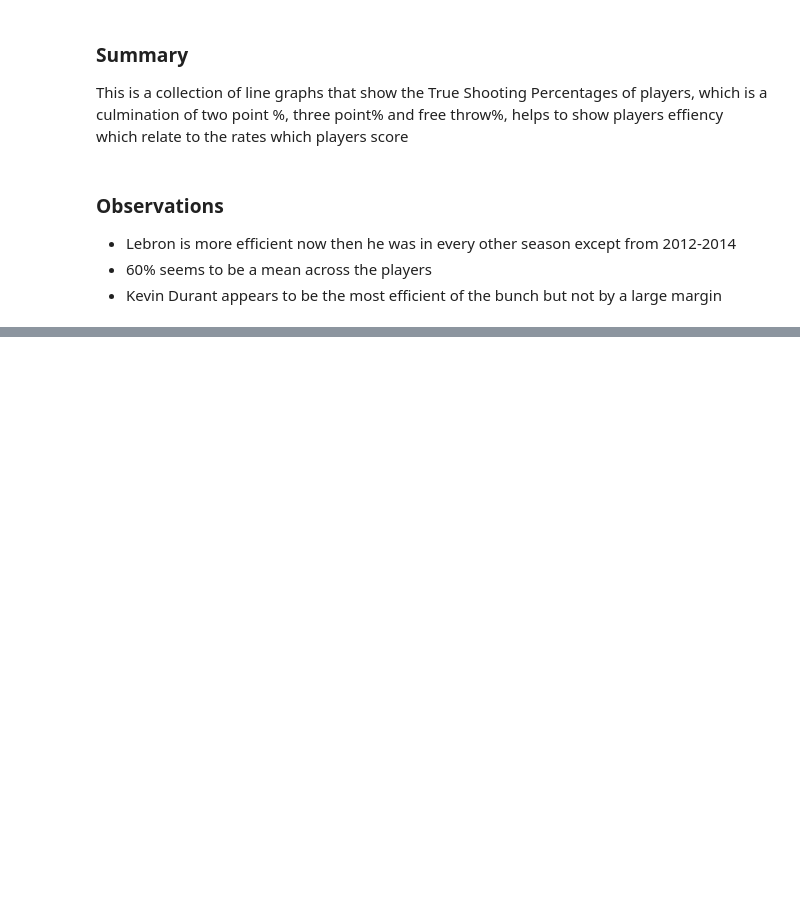
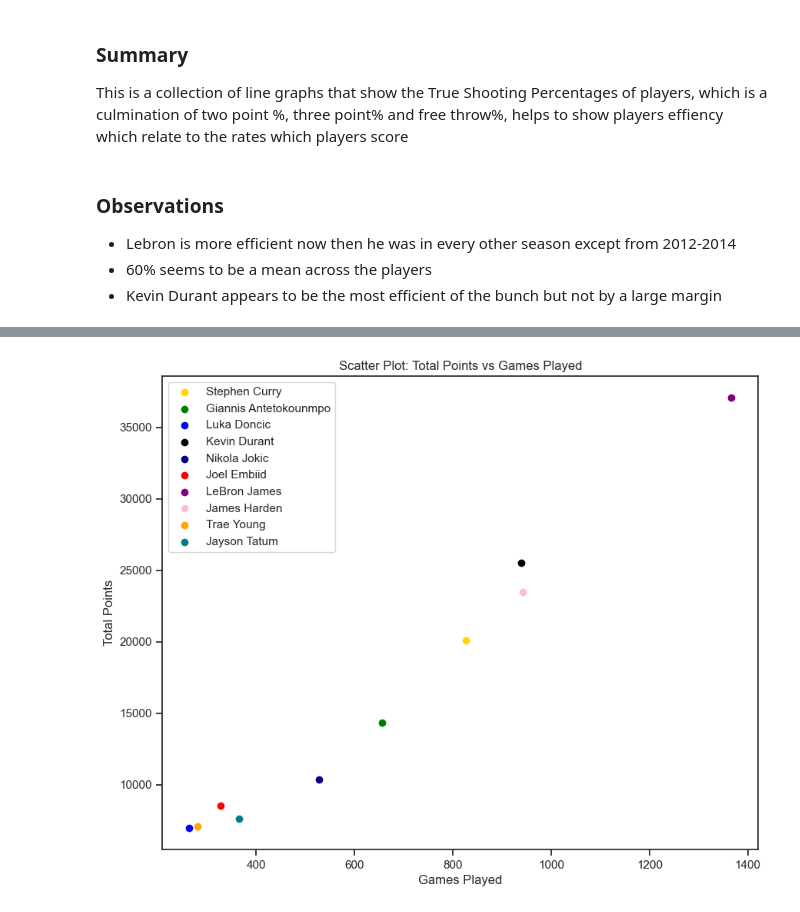
Before and after one commit to ubco-W2022T2-data301/project-group-group39, a Jupyter notebook: analysis/analysis1.ipynb, the cells around one changed output, grey strips where cells are left out. Drawn from its saved outputs; the diff is of its cells as text; code cells hidden in the pictures; blank space fills up the shorter version.

```diff
--- a/analysis/analysis1.ipynb
+++ b/analysis/analysis1.ipynb
@@ -176,0 +246,14 @@ This is a collection of line graphs that show the True Shooting Percentages of p
+# %%
+import pandas as pd
+
+df = pd.read_csv("../data/raw/archive (2)/all_seasons.csv")
+df = df.drop(columns=[col for col in df.columns if col not in ["ts_pct", "pts", "player_name", "season", "gp"]])
+df = df.rename(columns={"ts_pct": "overall_pct"})
+df = df.dropna()
+
+players = ["Stephen Curry", "Giannis Antetokounmpo", "Luka Doncic", "Kevin Durant", "Nikola Jokic", "Joel Embiid", "LeBron James",'James Harden', 'Trae Young','Jayson Tatum']
+player_stats = df[df["player_name"].isin(players)][["player_name", "pts", "gp"]]
+player_stats = player_stats.assign(true_total_pts=lambda x: x["pts"] * x["gp"])
+player_stats = player_stats.groupby("player_name").agg({"true_total_pts": "sum", "gp": "sum"}).reset_index()
+
+print(player_stats)
@@ -176,0 +272,31 @@ This is a collection of line graphs that show the True Shooting Percentages of p
+# %%
+import matplotlib.pyplot as plt
+
+
+players_colors = {
+    "Stephen Curry": "gold",
+    "Giannis Antetokounmpo": "green",
+    "Luka Doncic": "blue",
+    "Kevin Durant": "black",
+    "Nikola Jokic": "navy",
+    "Joel Embiid": "red",
+    "LeBron James": "purple",
+    "James Harden": "pink",
+    "Trae Young": "orange",
+    "Jayson Tatum": "teal"
+}
+
+plt.figure(figsize=(10, 8))
+
+for player, color in players_colors.items():
+    data = player_stats.loc[player_stats["player_name"] == player]
+    plt.scatter(data["gp"], data["true_total_pts"], label=player, color=color)
+
+plt.title("Scatter Plot: Total Points vs Games Played")
+plt.xlabel("Games Played")
+plt.ylabel("Total Points")
+plt.legend(loc="upper left")
+
+plt.show()
+# %% [output]
+[figure, added]
```
Also changed, not shown: parts of 8 cells of this notebook.
